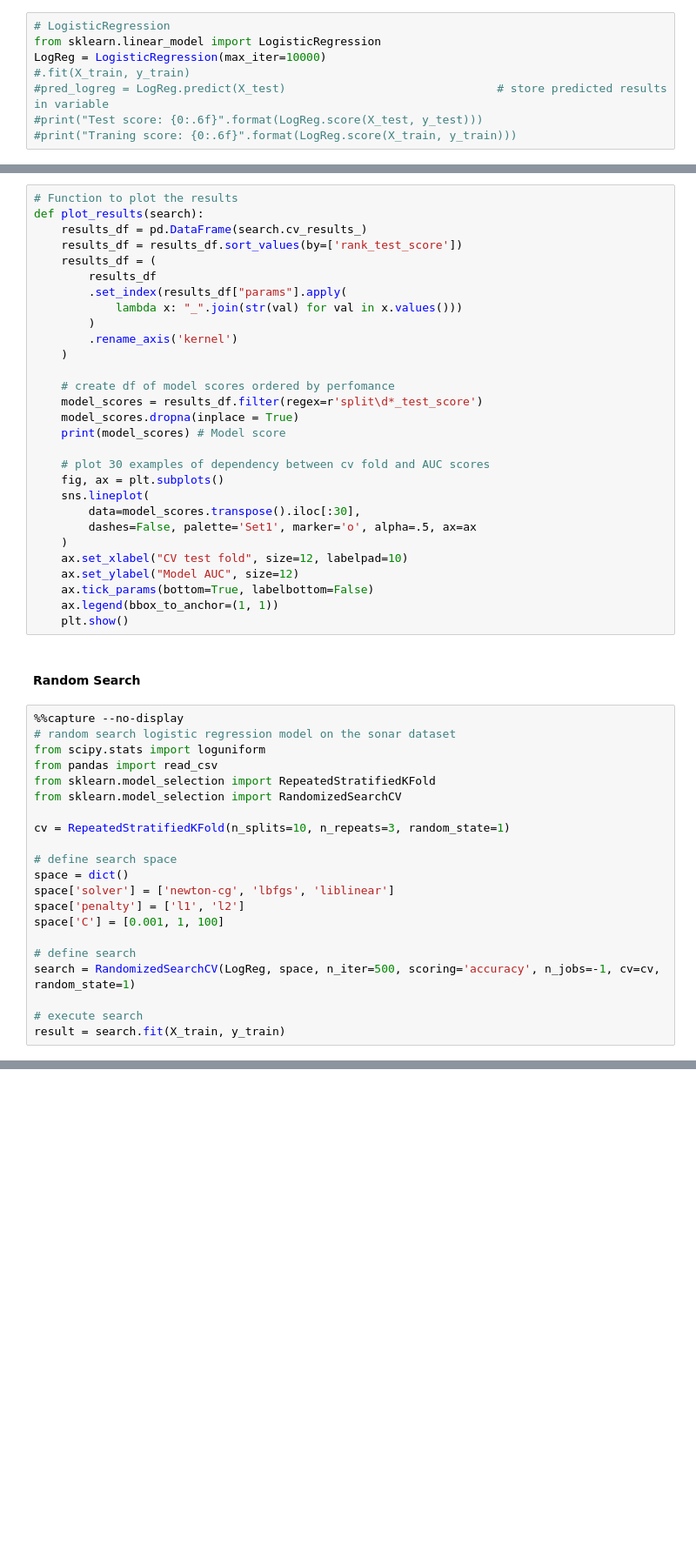
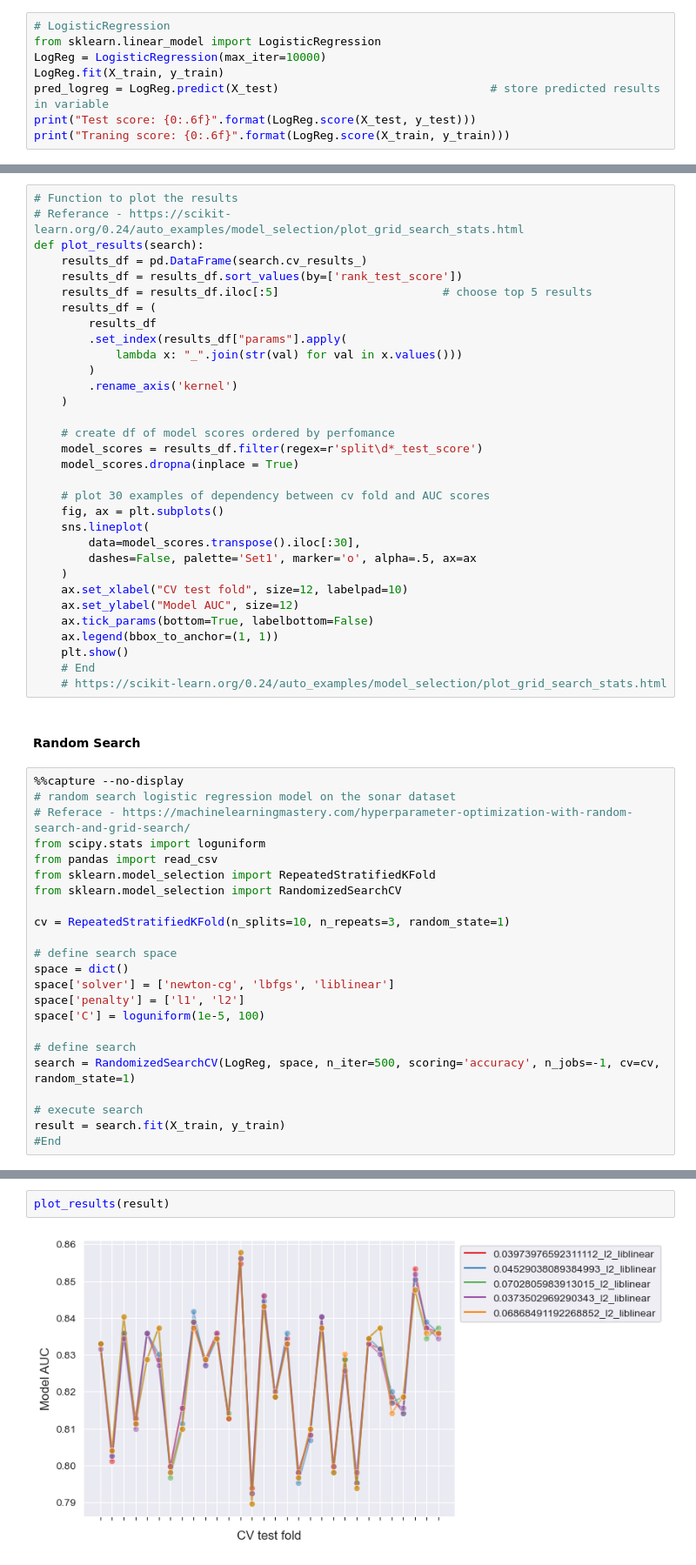
Before and after one commit to maninder56/Predicting-Risk-of-Stroke-using-Machine-Learning, a Jupyter notebook: stroke_prediction.ipynb, the cells around one changed output, grey strips where cells are left out. Shown at 87% size. Saved outputs shown, nothing was run; the diff lists cells and outputs as text; blank space fills up the shorter version.

Commit message:
Version 17 - grid search on LogisticRegression

```diff
--- a/stroke_prediction.ipynb
+++ b/stroke_prediction.ipynb
@@ -371,7 +371,7 @@ Resampled dataset shape: Counter({0: 3445, 1: 3445})
 # LogisticRegression
 from sklearn.linear_model import LogisticRegression
 LogReg = LogisticRegression(max_iter=10000)
-#.fit(X_train, y_train)
-#pred_logreg = LogReg.predict(X_test)                               # store predicted results in variable
-#print("Test score: {0:.6f}".format(LogReg.score(X_test, y_test)))
-#print("Traning score: {0:.6f}".format(LogReg.score(X_train, y_train)))
+LogReg.fit(X_train, y_train)
+pred_logreg = LogReg.predict(X_test)                               # store predicted results in variable
+print("Test score: {0:.6f}".format(LogReg.score(X_test, y_test)))
+print("Traning score: {0:.6f}".format(LogReg.score(X_train, y_train)))
@@ -418,9 +421,11 @@ weighted avg       0.94      0.77      0.83      1210
 ### Model Tuning
 # %%
 # Function to plot the results
+# Referance - https://scikit-learn.org/0.24/auto_examples/model_selection/plot_grid_search_stats.html
 def plot_results(search):
     results_df = pd.DataFrame(search.cv_results_)
     results_df = results_df.sort_values(by=['rank_test_score'])
+    results_df = results_df.iloc[:5]                        # choose top 5 results
     results_df = (
         results_df
         .set_index(results_df["params"].apply(
@@ -432,7 +437,6 @@ def plot_results(search):
     # create df of model scores ordered by perfomance
     model_scores = results_df.filter(regex=r'split\d*_test_score')
     model_scores.dropna(inplace = True)
-    print(model_scores) # Model score
 
     # plot 30 examples of dependency between cv fold and AUC scores
     fig, ax = plt.subplots()
@@ -445,11 +449,14 @@ def plot_results(search):
     ax.tick_params(bottom=True, labelbottom=False)
     ax.legend(bbox_to_anchor=(1, 1))
     plt.show()
+    # End
+    # https://scikit-learn.org/0.24/auto_examples/model_selection/plot_grid_search_stats.html
 # %% [markdown]
 #### Random Search
 # %%
 %%capture --no-display
 # random search logistic regression model on the sonar dataset
+# Referace - https://machinelearningmastery.com/hyperparameter-optimization-with-random-search-and-grid-search/
 from scipy.stats import loguniform
 from pandas import read_csv
 from sklearn.model_selection import RepeatedStratifiedKFold
@@ -461,13 +468,14 @@ cv = RepeatedStratifiedKFold(n_splits=10, n_repeats=3, random_state=1)
 space = dict()
 space['solver'] = ['newton-cg', 'lbfgs', 'liblinear']
 space['penalty'] = ['l1', 'l2']
-space['C'] = [0.001, 1, 100]
+space['C'] = loguniform(1e-5, 100)
 
 # define search
 search = RandomizedSearchCV(LogReg, space, n_iter=500, scoring='accuracy', n_jobs=-1, cv=cv, random_state=1)
 
 # execute search
 result = search.fit(X_train, y_train)
+#End
 # %%
 # summarize result
 print('Best Score: %s' % result.best_score_)
@@ -498,0 +486,4 @@ liblinear_l1_0.001            0.695210            0.680697            0.693759
+# %%
+plot_results(result)
+# %% [output]
+[figure, added]
```
Also changed, not shown: parts of 8 cells of this notebook.
